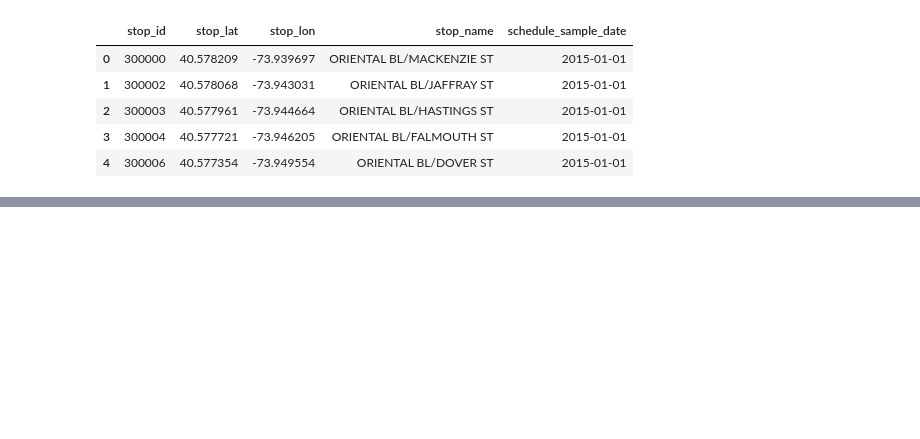
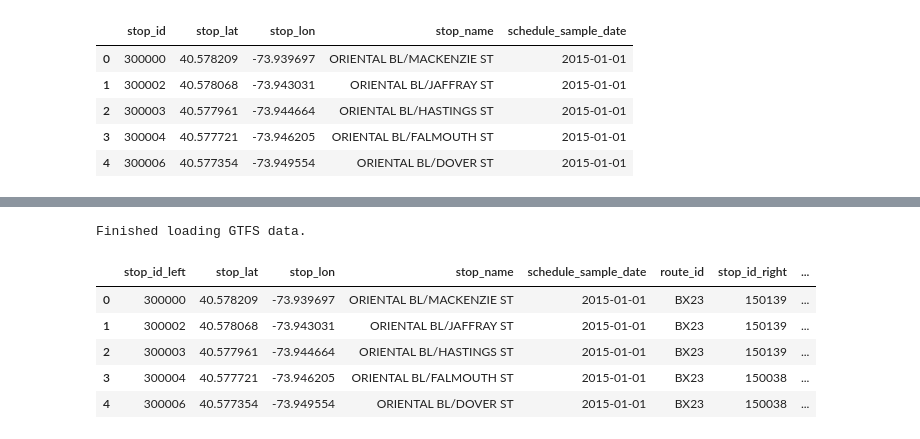
Before and after one commit to sarangof/Bus-Capstone, a Jupyter notebook: condensed_metrics_visualization.ipynb, the cells around one changed output, grey strips where cells are left out. Saved outputs shown, nothing was run; the diff lists cells and outputs as text; code cells hidden in the pictures; blank space fills up the shorter version.

Commit message:
Keeping direction into account.

```diff
--- a/condensed_metrics_visualization.ipynb
+++ b/condensed_metrics_visualization.ipynb
@@ -83,2 +77,15 @@ stops_metrics.head()
 # %%
 stops_metrics.to_csv('metrics-by-stop-2015.csv')
+# %%
+# get all the schedule data. (subset can be created later)
+trips = gtfs.load_trips('2015-12-03','gtfs/')
+# stops = gtfs.load_stops('2015-12-03','gtfs/')
+stop_times, tz_sched = gtfs.load_stop_times('2015-12-03','gtfs/')
+print 'Finished loading GTFS data.'
+joined = stop_times.reset_index(level=1)[['stop_id','stop_sequence']].join(trips[['route_id','direction_id']])
+unique_stops = joined.reset_index().drop_duplicates(subset=['route_id','direction_id','stop_id','stop_sequence']).drop('trip_id',axis=1)
+unique_stops = unique_stops.set_index(['route_id','stop_id'],verify_integrity=False)
+dupe_inds = unique_stops.index[unique_stops.index.duplicated()]
+unique_stops = unique_stops.loc[dupe_inds]
+# %% [output]
+Finished loading GTFS data.
@@ -85 +94,10 @@ stops_metrics.to_csv('metrics-by-stop-2015.csv')
+# %%
+collected.head()
+# %% [output]
+|  | stop_id_left | stop_lat | stop_lon | stop_name | schedule_sample_date | route_id | stop_id_right | ... |
+| 0 | 300000 | 40.578209 | -73.939697 | ORIENTAL BL/MACKENZIE ST | 2015-01-01 | BX23 | 150139 | ... |
+| 1 | 300002 | 40.578068 | -73.943031 | ORIENTAL BL/JAFFRAY ST | 2015-01-01 | BX23 | 150139 | ... |
+| 2 | 300003 | 40.577961 | -73.944664 | ORIENTAL BL/HASTINGS ST | 2015-01-01 | BX23 | 150139 | ... |
+| 3 | 300004 | 40.577721 | -73.946205 | ORIENTAL BL/FALMOUTH ST | 2015-01-01 | BX23 | 150038 | ... |
+| 4 | 300006 | 40.577354 | -73.949554 | ORIENTAL BL/DOVER ST | 2015-01-01 | BX23 | 150038 | ... |
 # %%
```
Also changed, not shown: parts of 13 cells of this notebook.
